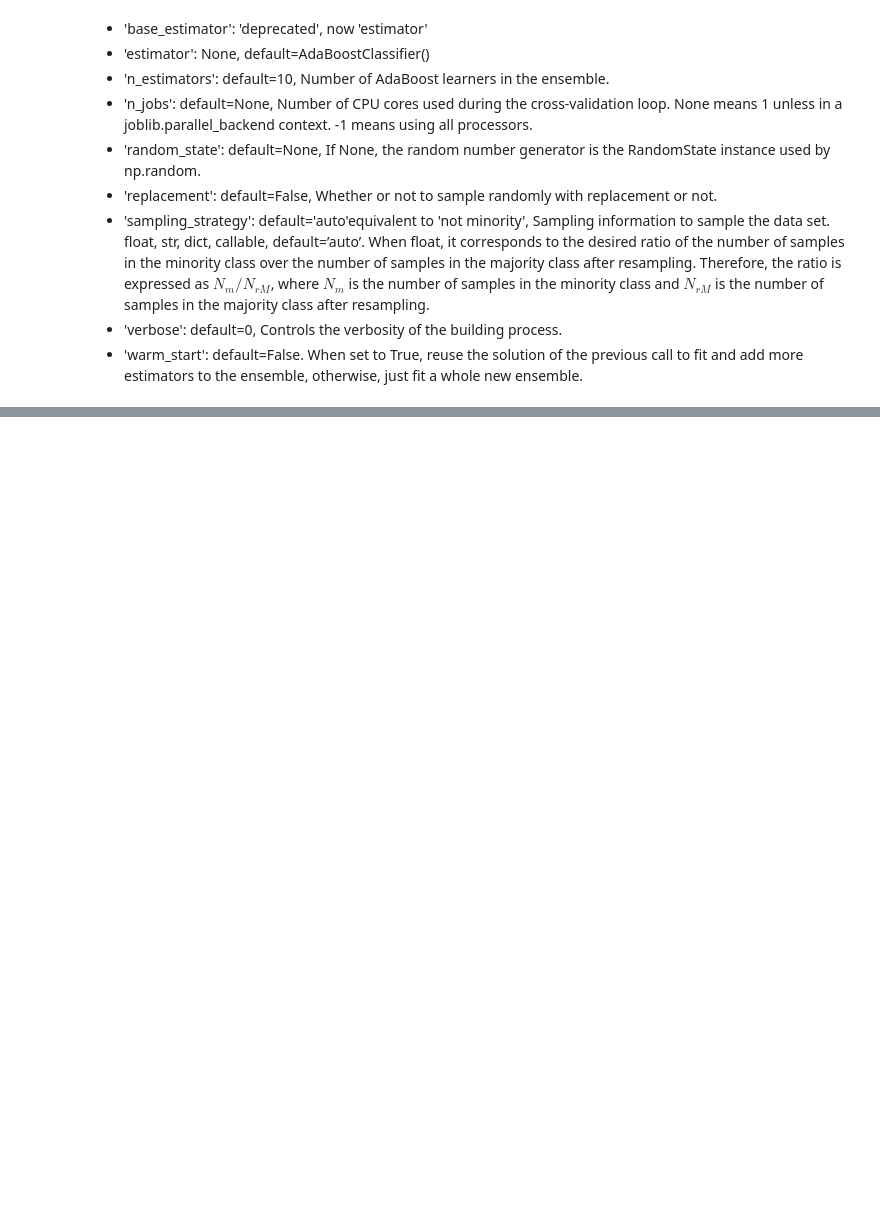
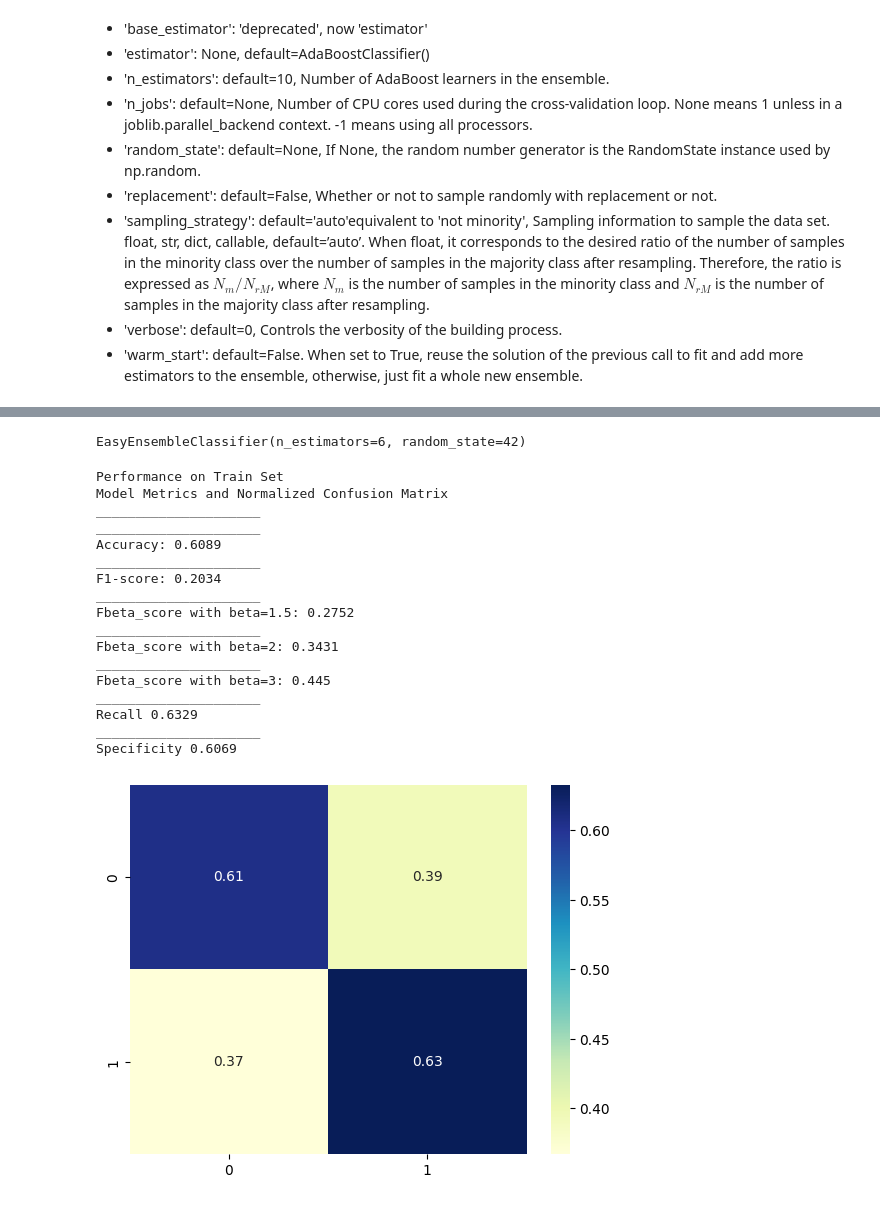
Before and after one commit to Cazta/fraud_detection_electricity_company, a Jupyter notebook: fraud_ml_easy_ensemble.ipynb, the cells around one changed output, grey strips where cells are left out. Drawn from its saved outputs; the diff is of its cells as text; code cells hidden in the pictures; blank space fills up the shorter version.

```diff
--- a/fraud_ml_easy_ensemble.ipynb
+++ b/fraud_ml_easy_ensemble.ipynb
@@ -135,0 +261,8 @@ cv = RepeatedStratifiedKFold(n_splits=10, n_repeats=3, random_state=RSEED)
+# %%
+# initiate EasyEnsembleClassifier with the best hyperparameters
+eec_best = EasyEnsembleClassifier(random_state=RSEED, sampling_strategy='auto', replacement=False, n_estimators=6)
+# %%
+# fit eec to train data
+eec_best.fit(X_train_tree, y_train_tree)
+# %% [output]
+EasyEnsembleClassifier(n_estimators=6, random_state=42)
@@ -135,0 +272,25 @@ cv = RepeatedStratifiedKFold(n_splits=10, n_repeats=3, random_state=RSEED)
+# %%
+# make prediction on train data
+y_pred_train_eec_best = eec_best.predict(X_train_tree)
+# %%
+print('Performance on Train Set')
+our_metrics(y_train_tree, y_pred_train_eec_best)
+# %% [output]
+Performance on Train Set
+Model Metrics and Normalized Confusion Matrix
+_____________________
+_____________________
+Accuracy: 0.6089
+_____________________
+F1-score: 0.2034
+_____________________
+Fbeta_score with beta=1.5: 0.2752
+_____________________
+Fbeta_score with beta=2: 0.3431
+_____________________
+Fbeta_score with beta=3: 0.445
+_____________________
+Recall 0.6329
+_____________________
+Specificity 0.6069
+[figure, added]
```
Also changed, not shown: parts of 43 cells of this notebook, 1 other file.
